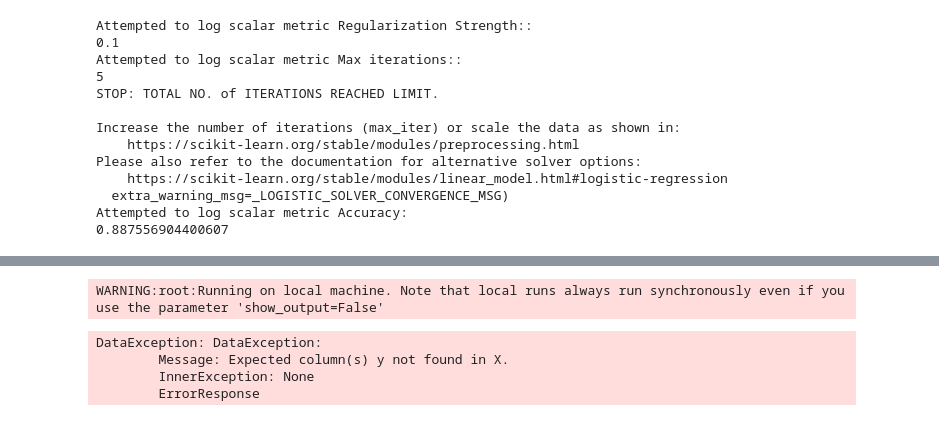
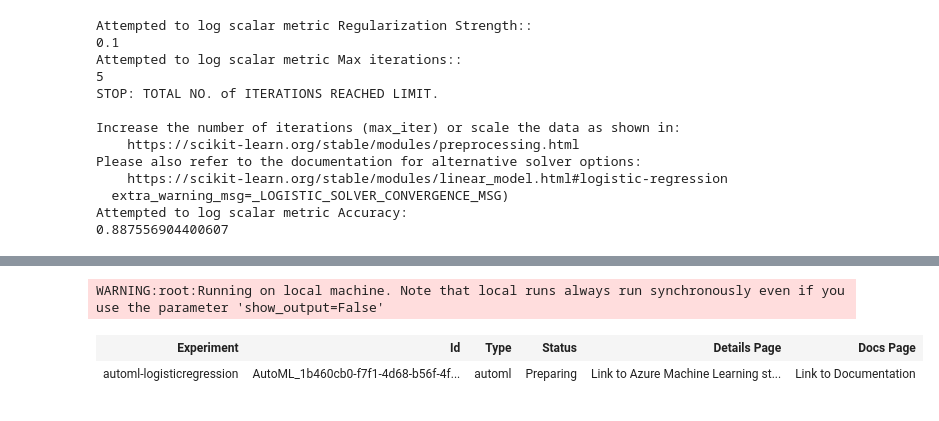
Before and after one commit to bhattajo/AzureML, a Jupyter notebook: udacity-project.ipynb, the cells around one changed output, grey strips where cells are left out. Saved outputs shown, nothing was run; the diff lists cells and outputs as text; code cells hidden in the pictures.

```diff
--- a/udacity-project.ipynb
+++ b/udacity-project.ipynb
@@ -181,21 +181,20 @@ automl_config = AutoMLConfig(
     experiment_timeout_minutes=30,
     task='classification',
     primary_metric='AUC_weighted',
-    training_data=x_train,
+    training_data=df,
     label_column_name='y',
     n_cross_validations=2)
 # %%
 # Submit your automl run
 
 ### YOUR CODE HERE ###
 exp = Experiment(workspace=ws, name="automl-logisticregression")
-exp.submit(automl_config,show_output=False)
+remote_run = exp.submit(automl_config,show_output=False)
+remote_run.wait_for_completion(show_output=True)
 # %% [output]
 WARNING:root:Running on local machine. Note that local runs always run synchronously even if you use the parameter 'show_output=False'
-DataException: DataException:
-        Message: Expected column(s) y not found in X.
-        InnerException: None
-        ErrorResponse
+| Experiment | Id | Type | Status | Details Page | Docs Page |
+| automl-logisticregression | AutoML_1b460cb0-f7f1-4d68-b56f-4f... | automl | Preparing | Link to Azure Machine Learning st... | Link to Documentation |
 # %%
 # Retrieve and save your best automl model.
 
```
Also changed, not shown: parts of 3 cells of this notebook.
